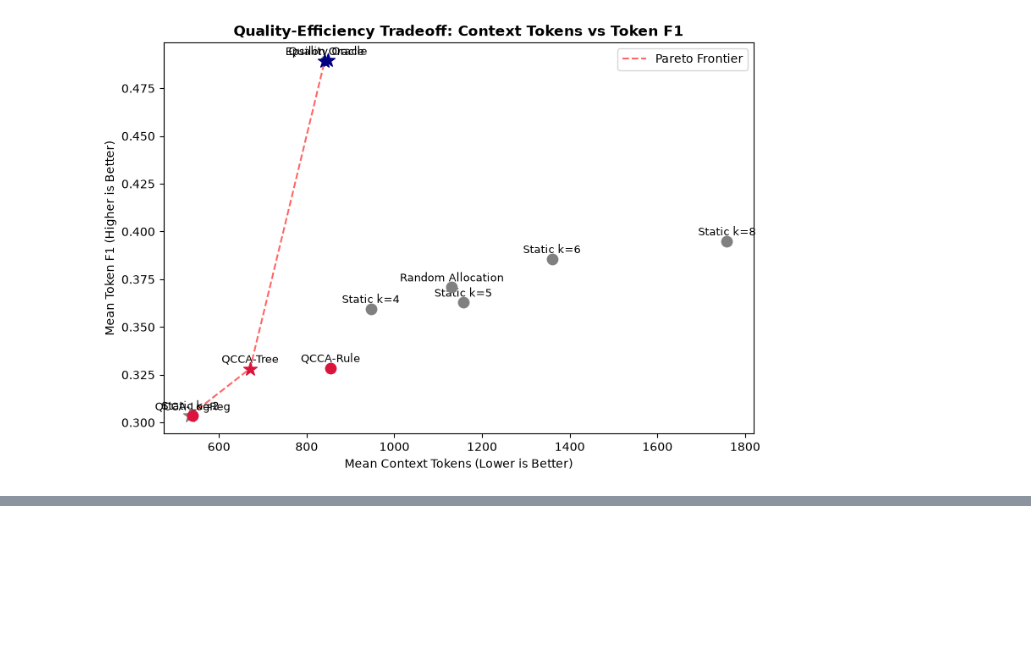
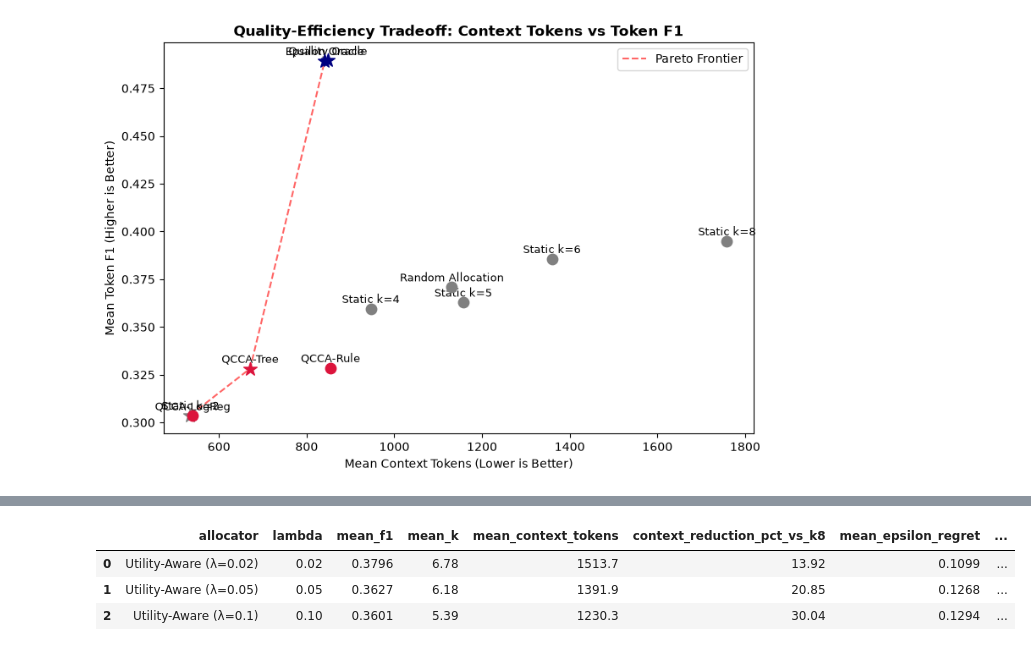
Before and after one commit to Guna-Venkat/CS787-QCCA-RAG, a Jupyter notebook: notebooks/week4/week4_qcca_development.ipynb, the cells around one changed output, grey strips where cells are left out. Saved outputs shown, nothing was run; the diff lists cells and outputs as text; code cells hidden in the pictures; blank space fills up the shorter version.

```diff
--- a/notebooks/week4/week4_qcca_development.ipynb
+++ b/notebooks/week4/week4_qcca_development.ipynb
@@ -396,0 +446,6 @@ else:
+# %%
+from src.week4.additional_analysis import evaluate_utility_aware_allocator
+
+df_util = evaluate_utility_aware_allocator(df_data, lookup, lambda_candidates=[0.02, 0.05, 0.10])
+display(df_util[["allocator", "lambda", "mean_f1", "mean_k", "mean_context_tokens", "context_reduction_pct_vs_k8", "mean_epsilon_regret", "target_accuracy"]])
+# %% [output]
@@ -396,0 +453,4 @@ else:
+|  | allocator | lambda | mean_f1 | mean_k | mean_context_tokens | context_reduction_pct_vs_k8 | mean_epsilon_regret | ... |
+| 0 | Utility-Aware (λ=0.02) | 0.02 | 0.3796 | 6.78 | 1513.7 | 13.92 | 0.1099 | ... |
+| 1 | Utility-Aware (λ=0.05) | 0.05 | 0.3627 | 6.18 | 1391.9 | 20.85 | 0.1268 | ... |
+| 2 | Utility-Aware (λ=0.1) | 0.10 | 0.3601 | 5.39 | 1230.3 | 30.04 | 0.1294 | ... |
```
Also changed, not shown: parts of 11 cells of this notebook, 52 other files.
